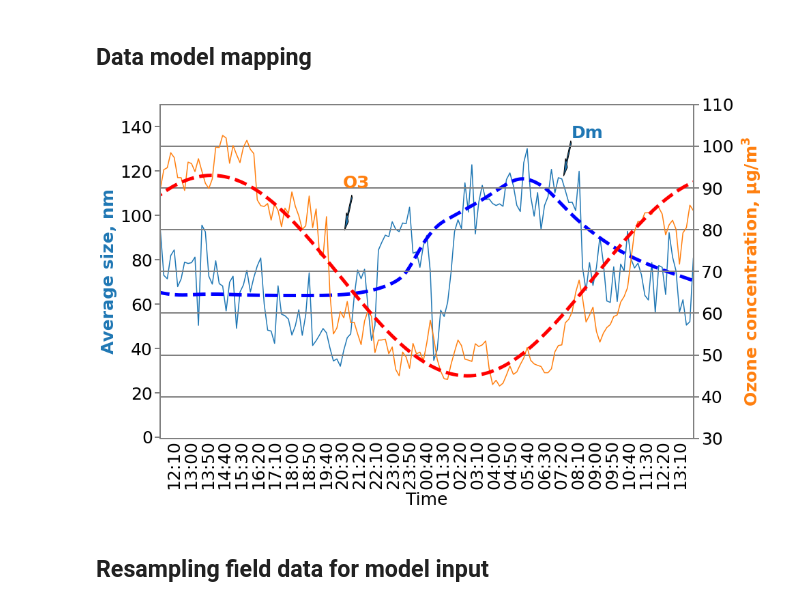
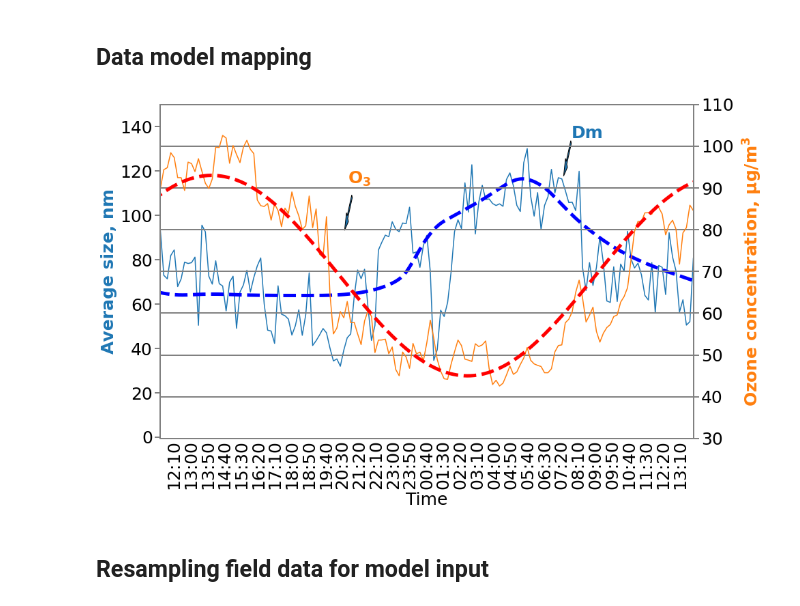
Before and after one commit to RishatZagidullin/coagulation-advection-1d, a Jupyter notebook: run_folder/baikal_data.ipynb, the cells around one changed output. Drawn from its saved outputs; the diff is of its cells as text; code cells hidden in the pictures.

```diff
--- a/run_folder/baikal_data.ipynb
+++ b/run_folder/baikal_data.ipynb
@@ -153,10 +124,6 @@ o3_clip = o3[76:781]
 
 val = 14
 
-#3days.txt
-#fig, ax1 = plt.subplots(figsize=(21,9))
-
-#non 3days.txt
 fig, ax1 = plt.subplots(figsize=(14,9))
 
 
@@ -175,8 +142,8 @@ ax2 = ax1.twinx()
 #3days.txt
 #ax1.plot(np.linspace(0, 584, 440), dm_clip[:440]*800000000-20)
 #ax2.plot(np.linspace(0, 584, 440), o3_clip[:440]/1.5+35, 'C1')
-#ax1.plot(np.linspace(0,584,6000), (sizes.mean(axis=1)/y[st:, val,:].mean(axis=1))*10-70, 'b--', lw=5)
-#ax2.plot(np.linspace(0,584,6000), x[500:,val*10]*1400+33, 'r--', lw=5)
+#ax1.plot(np.linspace(0,584,6000), (sizes.mean(axis=1)/y[st:, val,:].mean(axis=1))*10-70, color='blue', linestyle='--', dashes=(5, 2), lw=5)
+#ax2.plot(np.linspace(0,584,6000), x[500:,val*10]*1400+33, color='red', linestyle='--', dashes=(5, 5), lw=3)
 
 #gauss.txt
 #ax1.plot(np.arange(0, 584), data_machta['Dm']*900000000)
@@ -189,10 +156,10 @@ ax1.plot(np.linspace(0, 584, 155), dm_clip[285:440]*900000000)
 ax2.plot(np.linspace(0, 584, 155), o3_clip[285:440]/1.5+35, 'C1')
 #sin with noize.txt
 #ax1.plot(np.linspace(0,584,1000), (sizes.mean(axis=1)/y[st:, val,:].mean(axis=1))*22-180, 'b--', lw=5)
-#ax2.plot(np.linspace(0,584,1000), x[:,val*10][1000:]*1400+31, 'r--', lw=5)
+#ax2.plot(np.linspace(0,584,1000), x[:,val*10][st:]*1400+31, 'r--', lw=5)
 #smooth sin.txt
-ax1.plot(np.linspace(-40,584,1000), (sizes.mean(axis=1)/y[1000:, val,:].mean(axis=1))*11-50, 'b--', lw=5)
-ax2.plot(np.linspace(-40,584,1000), x[:,val*10][1000:]*600+45, 'r--', lw=5)
+ax1.plot(np.linspace(-40,584,1000), (sizes.mean(axis=1)/y[st:, val,:].mean(axis=1))*11-50, 'b--', lw=5)
+ax2.plot(np.linspace(-40,584,1000), x[:,val*10][st:]*600+45, 'r--', lw=5)
 
 ax1.set_ylabel("Average size, nm", fontsize=25, color='C0', fontweight='bold')
 ax2.set_ylabel("Ozone concentration, ${\mathbf{\mu g/m^3}}$", fontsize=25, color='C1', fontweight='bold')
@@ -229,40 +196,40 @@ for spine in ax2.spines.values():
 
 #gauss.txt
 #plt.arrow(240,126,5,-5,width=0.9, head_width=3)
-#plt.text(220,130, "ОЗ", color='C1', fontsize=25, fontweight='bold')
+#plt.text(220,130, "$\mathbf{O_3}$", color='C1', fontsize=25, fontweight='bold')
 #plt.arrow(480,116,-5,-5,width=0.9, head_width=3)
 #plt.text(480,120, "Dm", color='C0', fontsize=25, fontweight='bold')
 #sin.txt
 plt.arrow(210,88,-5,-5,width=0.9, head_width=3)
-plt.text(200,90, "ОЗ", color='C1', fontsize=25, fontweight='bold')
+plt.text(205,91, "$\mathbf{O_3}$", color='C1', fontsize=25, fontweight='bold')
 plt.arrow(450,101,-5,-5,width=0.9, head_width=3)
 plt.text(450,102, "Dm", color='C0', fontsize=25, fontweight='bold')
 
 #gauss.txt
-#ax1.set_xticks(ticks=pos_gauss[::2], labels=ticks_gauss[::2], va='center')
-#ax1.xaxis.set_tick_params(rotation=90, labelsize=25, pad=50)
+#ax1.set_xticks(ticks=pos_gauss[::1], labels=ticks_gauss[::1], va='center')
+#ax1.xaxis.set_tick_params(rotation=90, labelsize=25, pad=35)
 #sin.txt
 ax1.set_xticks(ticks=pos_sin[::5], labels=ticks_sin[::5], va='center')
 ax1.xaxis.set_tick_params(rotation=90, labelsize=25, pad=30)
 #3days.txt
 #ax1.set_xticks(ticks=pos_3days[::16], labels=ticks_3days[::16], va='center')
 #ax1.xaxis.set_tick_params(rotation=90, labelsize=25, pad=70)
 
 #non 3days.txt
 ax1.set_xlabel("Time", fontsize=25)
 #3days.txt
 #ax1.set_xlabel("Datetime", fontsize=25)
 
 #sin with noize.txt
 #plt.savefig("map_noize.pdf", bbox_inches='tight', format='pdf')
 #smooth sin.txt
 plt.savefig("map_sin.pdf", bbox_inches='tight', format='pdf')
 #gauss.txt
 #plt.savefig("gauss.pdf", bbox_inches='tight', format='pdf')
 #3days.txt
 #plt.savefig("3days.pdf", bbox_inches='tight', format='pdf')
 # %% [output]
-[figure, old version]
+[figure, new version]
 # %% [markdown]
 ## Resampling field data for model input
 # %%
```
Also changed, not shown: parts of 11 cells of this notebook, 1 other file.
